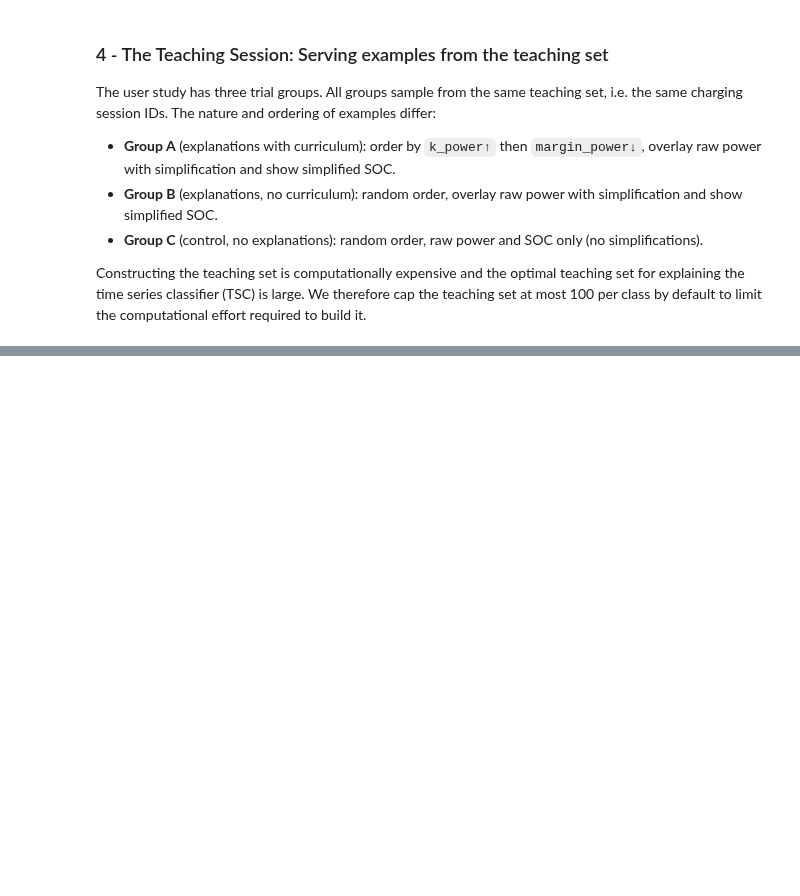
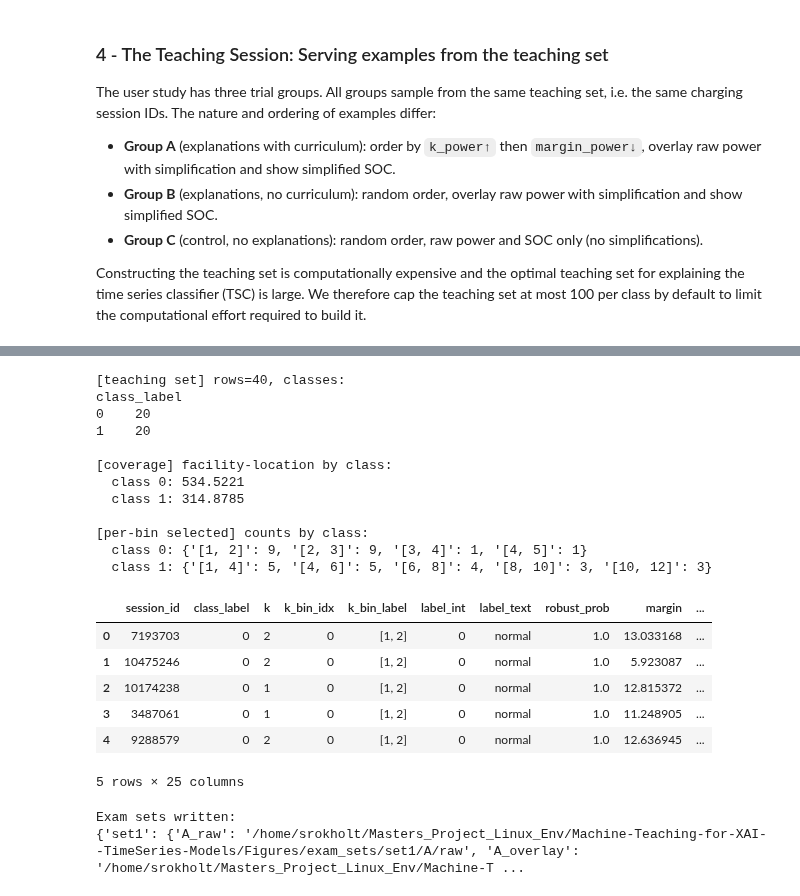
Before and after one commit to SebastianRokholt/Machine-Teaching-for-XAI--TimeSeries-Models, a Jupyter notebook: Notebooks/06__MT4XAI.ipynb, the cells around one changed output, grey strips where cells are left out. Cells and saved outputs as stored; diff of their text form; code cells hidden in the pictures; blank space fills up the shorter version.

```diff
--- a/Notebooks/06__MT4XAI.ipynb
+++ b/Notebooks/06__MT4XAI.ipynb
@@ -492,0 +766,15 @@ _ = s.serve_examples(
+# %%
+# derive per-bin budgets from the exam pool. Total examples in S = 2 x TEACHING_SET_EX_PER_CLASS
+bins_df_exam, bins_meta_exam = exam_pool.bin_pool(
+    label_source="base",
+    binning="fixed",
+    target_bins=5, min_bins=4, max_bins=6,
+    fixed_edges_per_class=None,
+    ensure_extrema=True, save_outputs=True, verbose=True
+)
+
+per_bin_budget = exam_pool.derive_per_bin_budget(per_class_target=EXAM_SET_EX_PER_CLS+14, bin_allocation="even")
+print(per_bin_budget)
+
+
+print(bins_df_exam.head(20))
@@ -492,0 +848,16 @@ _ = s.serve_examples(
+# %%
+e = TeachingSet(
+    exam_pool,
+    per_bin_budget=per_bin_budget,
+    per_class_target=None,
+    bin_allocation="even",  # enforce even selection across k bins
+    enforce_even_class_dist=True, # stops both classes when one hits its achievable limit
+    lambda_margin=0.10,
+    lambda_robust=0.05,
+    lazy_prune=True,
+    random_seed=RANDOM_SEED,
+    min_per_k=2,  # Enforce selection >= 2 of each k value so whole dist of k is represented
+    output_dir=EXAM_POOL_DIR,
+)
+
+e.save(output_dir=EXAM_POOL_DIR)
@@ -492,0 +870,37 @@ _ = s.serve_examples(
+# %%
+e.describe()
+display(e.teaching_set_df.head())
+# %% [output]
+[teaching set] rows=40, classes:
+class_label
+0    20
+1    20
+
+[coverage] facility-location by class:
+  class 0: 534.5221
+  class 1: 314.8785
+
+[per-bin selected] counts by class:
+  class 0: {'[1, 2]': 9, '[2, 3]': 9, '[3, 4]': 1, '[4, 5]': 1}
+  class 1: {'[1, 4]': 5, '[4, 6]': 5, '[6, 8]': 4, '[8, 10]': 3, '[10, 12]': 3}
+|  | session_id | class_label | k | k_bin_idx | k_bin_label | label_int | label_text | robust_prob | margin | ... |
+| 0 | 7193703 | 0 | 2 | 0 | [1, 2] | 0 | normal | 1.0 | 13.033168 | ... |
+| 1 | 10475246 | 0 | 2 | 0 | [1, 2] | 0 | normal | 1.0 | 5.923087 | ... |
+| 2 | 10174238 | 0 | 1 | 0 | [1, 2] | 0 | normal | 1.0 | 12.815372 | ... |
+| 3 | 3487061 | 0 | 1 | 0 | [1, 2] | 0 | normal | 1.0 | 11.248905 | ... |
+| 4 | 9288579 | 0 | 2 | 0 | [1, 2] | 0 | normal | 1.0 | 12.636945 | ... |
+5 rows × 25 columns
+# %%
+exam_meta = e.construct_exam_sets(
+    per_set_total=20,
+    output_dir=EXAM_SET_DIR,
+    random_seed=RANDOM_SEED,
+    save_images=True,
+    image_format="png",
+)
+
+print("Exam sets written:")
+print(exam_meta["paths"])
+# %% [output]
+Exam sets written:
+{'set1': {'A_raw': '/home/srokholt/Masters_Project_Linux_Env/Machine-Teaching-for-XAI--TimeSeries-Models/Figures/exam_sets/set1/A/raw', 'A_overlay': '/home/srokholt/Masters_Project_Linux_Env/Machine-T ...
```
Also changed, not shown: parts of 20 cells of this notebook, 12 other files.
